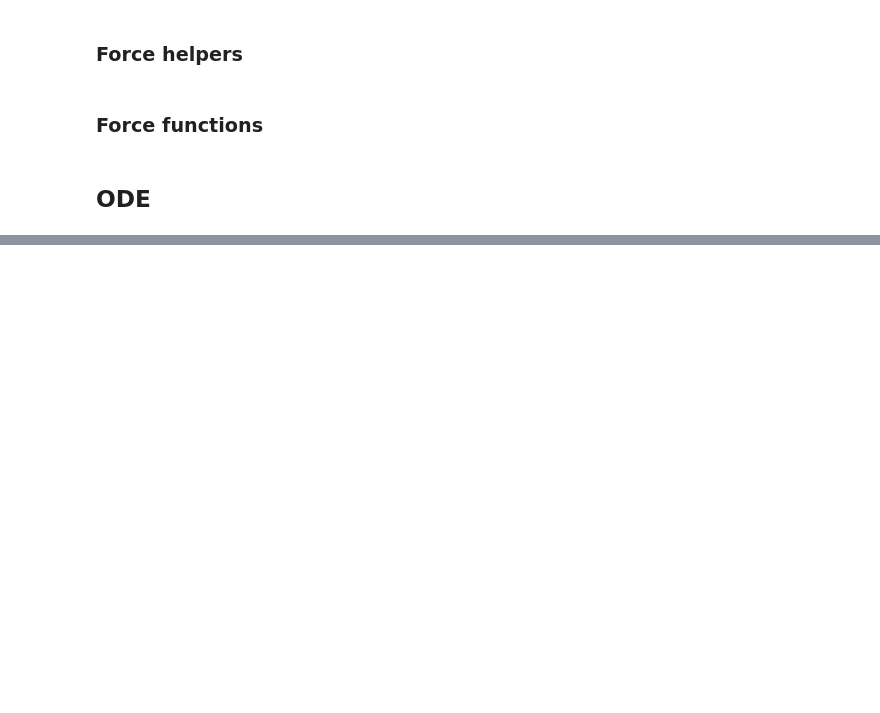
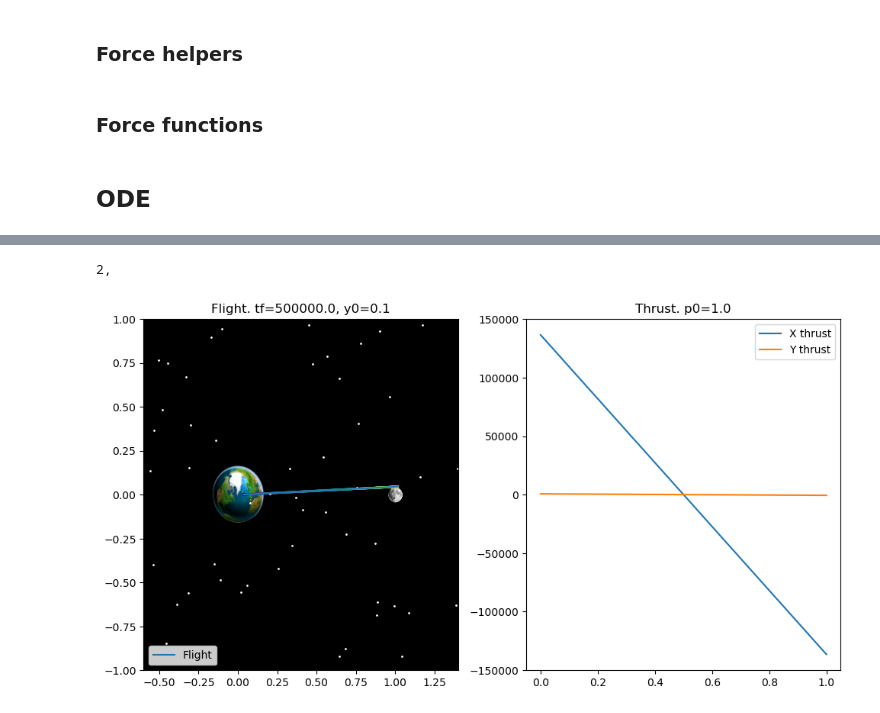
Before and after one commit to binDebug3/OrbitalTrajectory, a Jupyter notebook: dylan.ipynb, the cells around one changed output, grey strips where cells are left out. Drawn from its saved outputs; the diff is of its cells as text; code cells hidden in the pictures; blank space fills up the shorter version.

Commit message:
Pushing graph changes.

```diff
--- a/dylan.ipynb
+++ b/dylan.ipynb
@@ -51,7 +47,7 @@ G = 6.673e-11           # graviational constant in (N * m^2) / (kg^2)
 # DRAG
 p0 = 1.01325e5          # atmospheric pressure at sea level in Pascals
 Hn = 1.04e1             # constant for drag force
-K = 1e2                 # Karman line, when drag is zero and space begins
+K = 1e5                 # Karman line, when drag is zero and space begins
 # %% [markdown]
 ASSUMPTIONS
 1. Rocket, earth, and moon have point mass for the sake of calculating gravity
@@ -375,6 +371,17 @@ def gravity(x, x_dir=True, moon=np.array([Lm, 0]), rocket=Mr0):
     id = 0 if x_dir else 1
     # since we want acceleration and not force, we don't multiply by the mass of the rocket
     return G * mass * (moon[id] - x[id]) / ((moon[0] - x[0])**2 + (moon[1] - x[1])**2)**(1.5)
+# %%
+# Function that will calculate if the rocket is in the atmosphere of the earth or not
+def in_atmosphere(x):
+    """
+    Calculate if the rocket is in the atmosphere of the Earth.
+
+    @param x: (ndarray) Position vector of the rocket.
+
+    @return: (bool) True if the rocket is in the atmosphere, False otherwise.
+    """
+    return np.linalg.norm(x) < K
 # %%
 # Algorithm 21.2
 
@@ -487,0 +538,66 @@ plt.show()
+# %%
+r1 = 5
+r2 = 5
+count = 0
+plt.figure(figsize=(20, 60))
+for i, y_guess in enumerate(np.geomspace(0.1, 500, num=r1)):
+    for j, p_guess in enumerate(np.geomspace(1, 25000, num=r2)):
+        t = np.linspace(0, 1, n)
+        y = np.array([np.linspace(Re, Lm, n), np.full(n, 0.001) * y_guess, np.ones(n) * y_guess,
+                      np.ones(n) * y_guess, np.ones(n) * y_guess, np.ones(n) * y_guess, np.ones(n) * y_guess,
+                      np.ones(n) * y_guess])
+        p0 = np.array([p_guess])
+        res = solve_bvp(update, bc, t, y, p=p0)
+
+        t_plot = np.linspace(0, 1, n)
+        x_plot = res.sol(t_plot)[0]
+        y_plot = res.sol(t_plot)[1]
+        px_plot = res.sol(t_plot)[6]
+        py_plot = res.sol(t_plot)[7]
+        ux_plot = px_plot
+        uy_plot = py_plot
+
+        multiplier = 10
+
+        ylim_min, ylim_max = -1, 1
+        xlim_min, xlim_max = -0.6, 1.4
+
+        plt.subplot((r2 * r1) // 2, 4, 1 + count)
+        plt.plot((x_plot + Re) / Lm, multiplier*y_plot / Lm, label="Flight")  # Normalize x and y coordinates
+        plt.scatter((x_plot + Re) / Lm, multiplier*y_plot / Lm, cmap="viridis", c=t_plot, s=1)
+        plt.imshow(earth_img, extent=[multiplier*earth_extent[i] / Lm for i in range(4)], aspect='auto', alpha=1)  # Normalize extent
+        a = [(multiplier*moon_extent[i]) / Lm for i in range(4)]
+        a[0] -= (multiplier - 1)
+        a[1] -= (multiplier - 1)
+        plt.imshow(moon_img, extent=a, aspect='auto')  # Normalize extent
+        plt.gca().set_facecolor('black')
+        plt.ylim(-1, 1)  # Set y-axis limits to -1 to 1
+        plt.xlim(-0.6, 1.4)  # Set x-axis limits to 0 to 1
+
+        stars = 50
+        star_x = np.random.uniform(xlim_min, xlim_max, stars)
+        star_y = np.random.uniform(ylim_min, ylim_max, stars)
+
+        plt.scatter(star_x, star_y, c='white', s=1)  # Add stars to the background
+
+        plt.legend()
+        plt.title(f"Flight. tf={round(res.p[0], 2)}, y0={round(y_guess, 2)}")
+        plt.set_cmap("viridis")
+
+        plt.subplot((r2 * r1) // 2, 4, 2 + count)
+        plt.plot(t_plot, ux_plot, label="X thrust")
+        plt.plot(t_plot, uy_plot, label="Y thrust")
+        plt.title(f"Thrust. p0={round(p_guess, 2)}")
+        plt.legend()
+        count += 2
+        if count >= ((r2 * r1) // 2) * 4:
+            break
+        print(count, end=", ")
+
+        break
+    break
+plt.tight_layout()
+plt.show()
+# %% [output]
+2,
+[figure, added]
```
Also changed, not shown: parts of 4 cells of this notebook, 3 other files.
